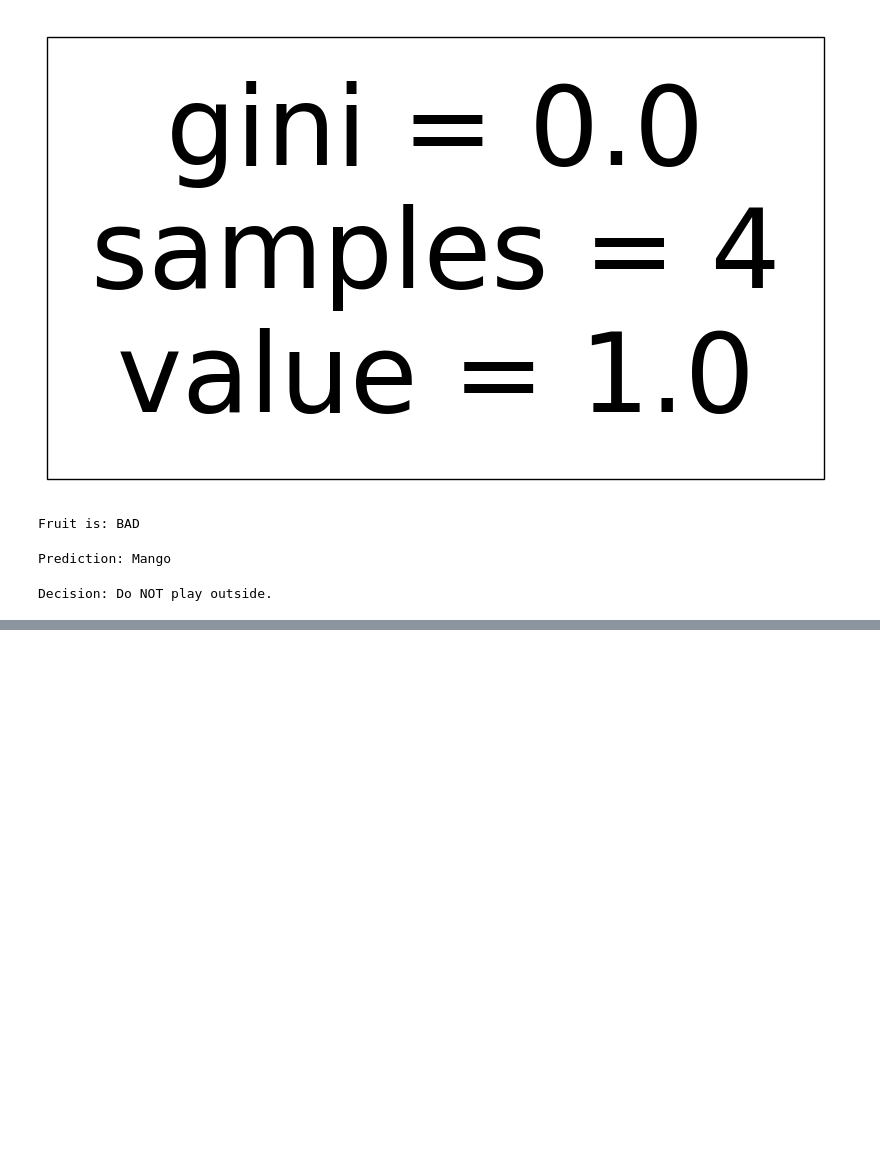
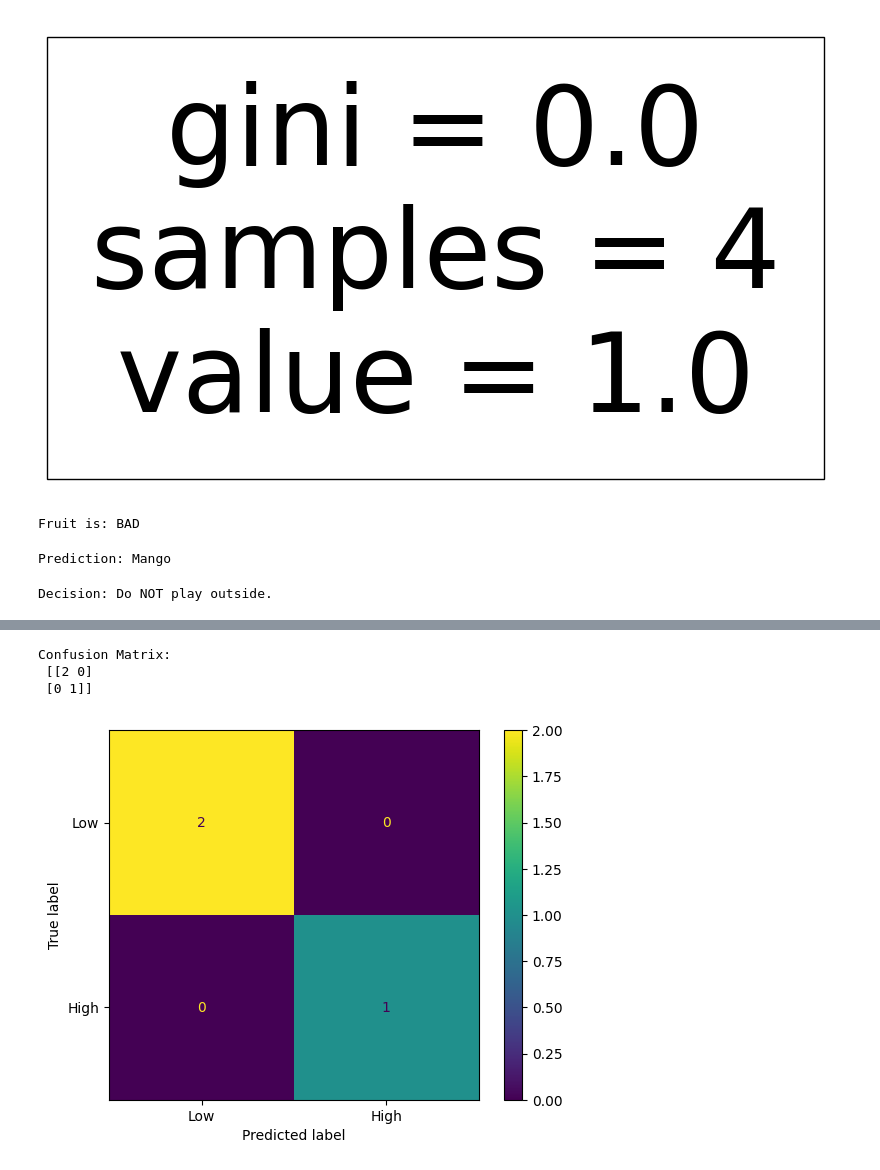
Before and after one commit to vishalshrma6168/ml2, a Jupyter notebook: ml.ipynb, the cells around one changed output, grey strips where cells are left out. Saved outputs shown, nothing was run; the diff lists cells and outputs as text; code cells hidden in the pictures; blank space fills up the shorter version.

```diff
--- a/ml.ipynb
+++ b/ml.ipynb
@@ -435,0 +516,61 @@ Decision: Do NOT play outside.
+# %%
+from sklearn.metrics import confusion_matrix, ConfusionMatrixDisplay
+from sklearn.model_selection import train_test_split
+from sklearn.linear_model import LogisticRegression
+import matplotlib.pyplot as plt
+import numpy as np
+
+# ---------------------------
+# 1. Create your own dataset
+# ---------------------------
+# Features: [Age, Salary]
+X = np.array([
+    [22, 20000],
+    [25, 22000],
+    [47, 50000],
+    [52, 52000],
+    [46, 49500],
+    [56, 60000],
+    [23, 21000],
+    [24, 23000]
+])
+
+# Labels (0 = Low Income, 1 = High Income)
+y = np.array([0, 0, 1, 1, 1, 1, 0, 0])
+
+# ---------------------------
+# 2. Train-test split
+# ---------------------------
+X_train, X_test, y_train, y_test = train_test_split(
+    X, y, test_size=0.3, random_state=42
+)
+
+# ---------------------------
+# 3. Train model
+# ---------------------------
+model = LogisticRegression()
+model.fit(X_train, y_train)
+
+# ---------------------------
+# 4. Make predictions
+# ---------------------------
+y_pred = model.predict(X_test)
+
+# ---------------------------
+# 5. Confusion matrix
+# ---------------------------
+cm = confusion_matrix(y_test, y_pred)
+print("Confusion Matrix:\n", cm)
+
+# ---------------------------
+# 6. Plot confusion matrix
+# ---------------------------
+disp = ConfusionMatrixDisplay(confusion_matrix=cm, display_labels=["Low", "High"])
+disp.plot()
+
+plt.show()
+# %% [output]
+Confusion Matrix:
+ [[2 0]
+ [0 1]]
+[figure, added]
```
Also changed, not shown: parts of 5 cells of this notebook, 3 other files.
